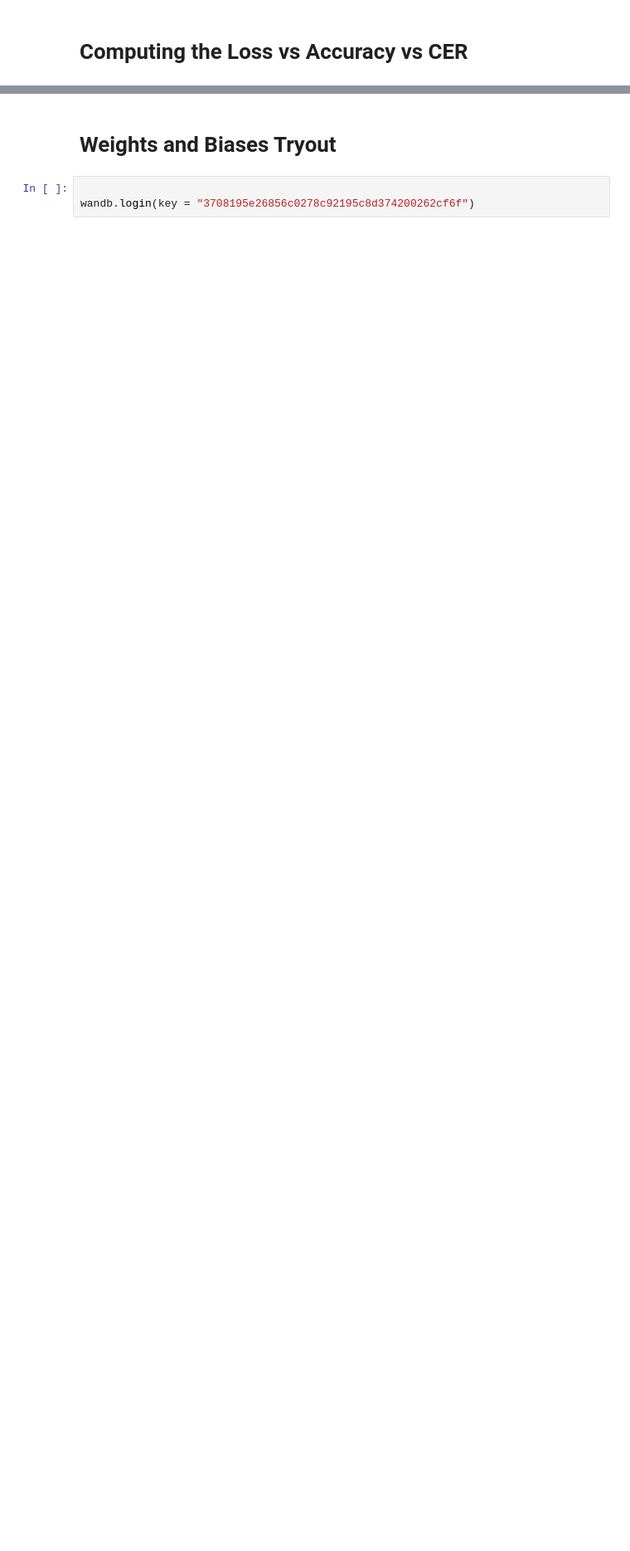
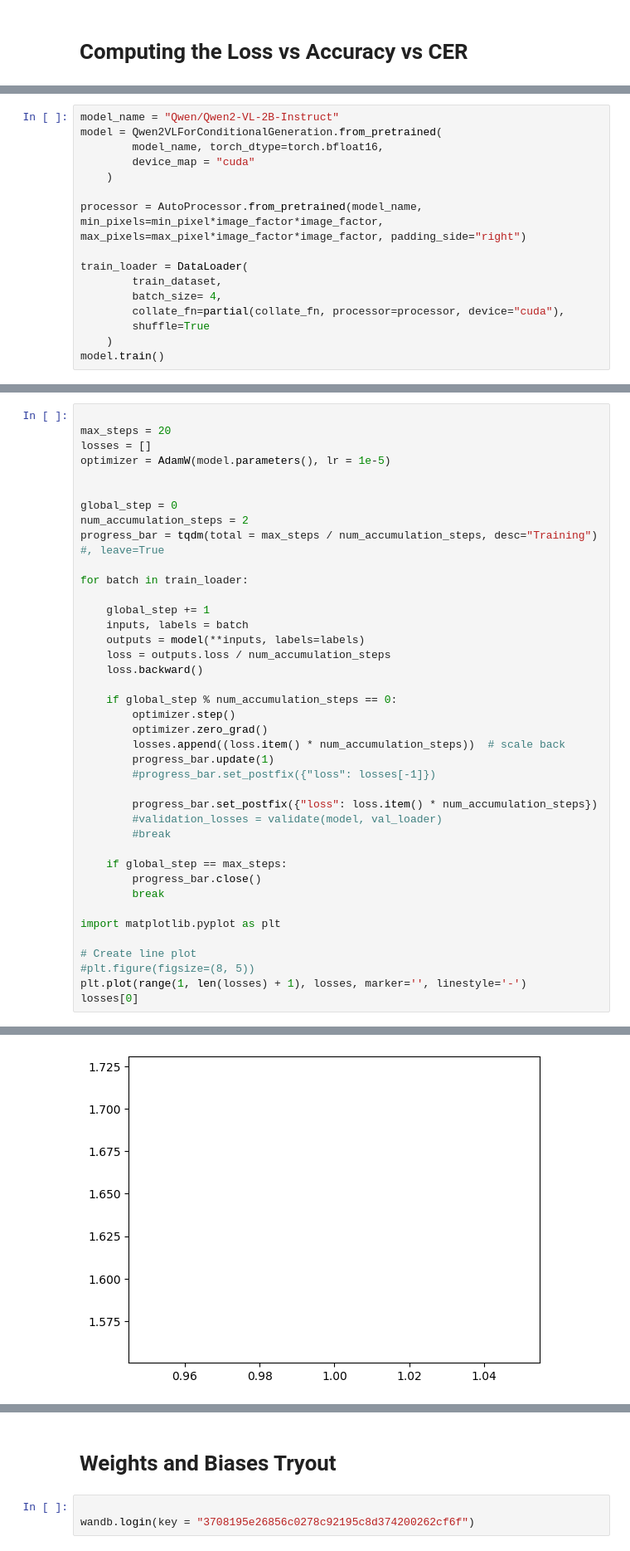
Before and after one commit to alex-zdz/ocr, a Jupyter notebook: scripts/wandb_tryouts.ipynb, the cells around one changed output, grey strips where cells are left out. Shown at 83% size. Cells and saved outputs as stored; diff of their text form; blank space fills up the shorter version.

```diff
--- a/scripts/wandb_tryouts.ipynb
+++ b/scripts/wandb_tryouts.ipynb
@@ -304,0 +261,17 @@ tensor(1.9308, device='cuda:0', grad_fn=<NllLossBackward0>)
+# %%
+model_name = "Qwen/Qwen2-VL-2B-Instruct"
+model = Qwen2VLForConditionalGeneration.from_pretrained(
+        model_name, torch_dtype=torch.bfloat16,
+        device_map = "cuda"
+    )
+
+processor = AutoProcessor.from_pretrained(model_name, min_pixels=min_pixel*image_factor*image_factor,
+max_pixels=max_pixel*image_factor*image_factor, padding_side="right")
+
+train_loader = DataLoader(
+        train_dataset,
+        batch_size= 4,
+        collate_fn=partial(collate_fn, processor=processor, device="cuda"),
+        shuffle=True
+    )
+model.train()
@@ -304,0 +296,41 @@ tensor(1.9308, device='cuda:0', grad_fn=<NllLossBackward0>)
+# %%
+
+max_steps = 20
+losses = []
+optimizer = AdamW(model.parameters(), lr = 1e-5)
+
+
+global_step = 0
+num_accumulation_steps = 2
+progress_bar = tqdm(total = max_steps / num_accumulation_steps, desc="Training") #, leave=True
+
+for batch in train_loader:
+
+    global_step += 1
+    inputs, labels = batch
+    outputs = model(**inputs, labels=labels)
+    loss = outputs.loss / num_accumulation_steps
+    loss.backward()
+
+    if global_step % num_accumulation_steps == 0:
+        optimizer.step()
+        optimizer.zero_grad()
+        losses.append((loss.item() * num_accumulation_steps))  # scale back
+        progress_bar.update(1)
+        #progress_bar.set_postfix({"loss": losses[-1]})
+
+        progress_bar.set_postfix({"loss": loss.item() * num_accumulation_steps})
+        #validation_losses = validate(model, val_loader)
+        #break
+
+    if global_step == max_steps:
+        progress_bar.close()
+        break
+
+import matplotlib.pyplot as plt
+
+# Create line plot
+#plt.figure(figsize=(8, 5))
+plt.plot(range(1, len(losses) + 1), losses, marker='', linestyle='-')
+losses[0]
+# %% [output]
@@ -304,0 +338 @@ tensor(1.9308, device='cuda:0', grad_fn=<NllLossBackward0>)
+[figure, added]
```
Also changed, not shown: parts of 38 cells of this notebook, 5 other files.
